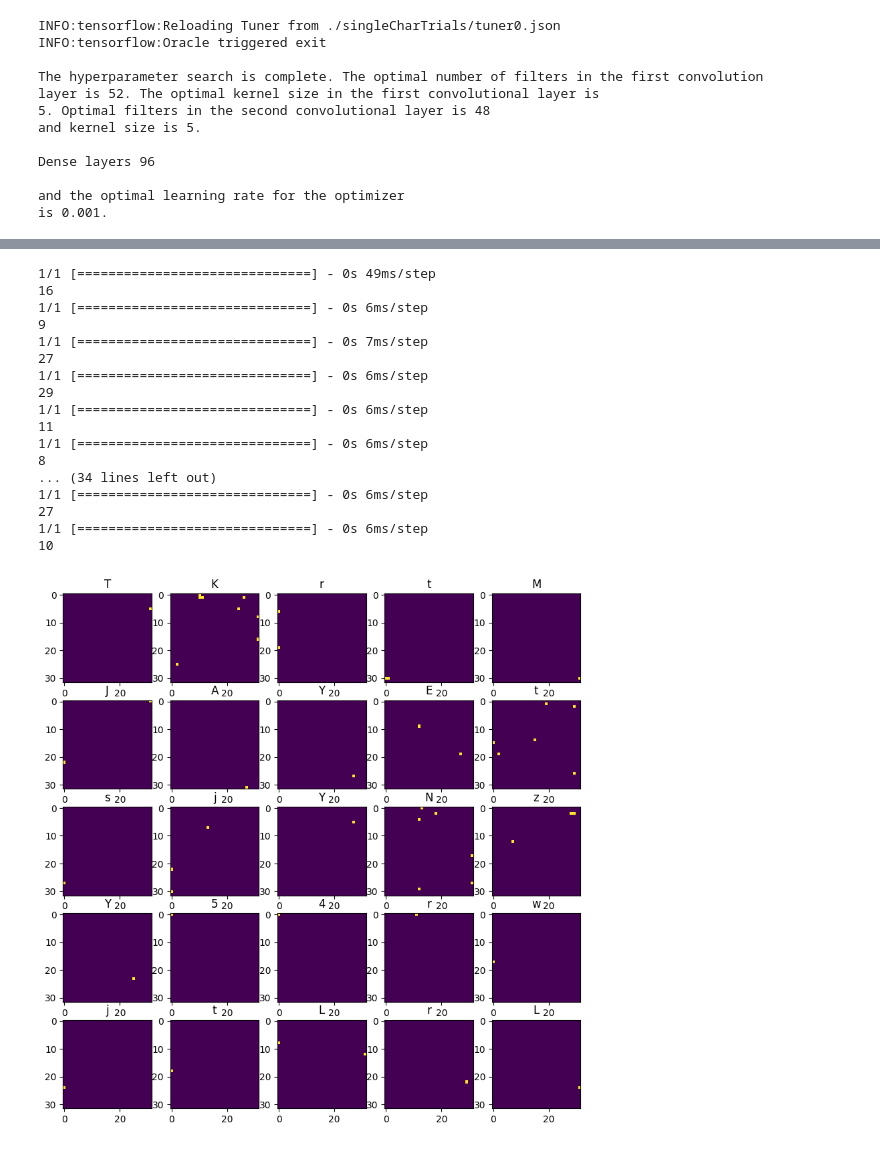
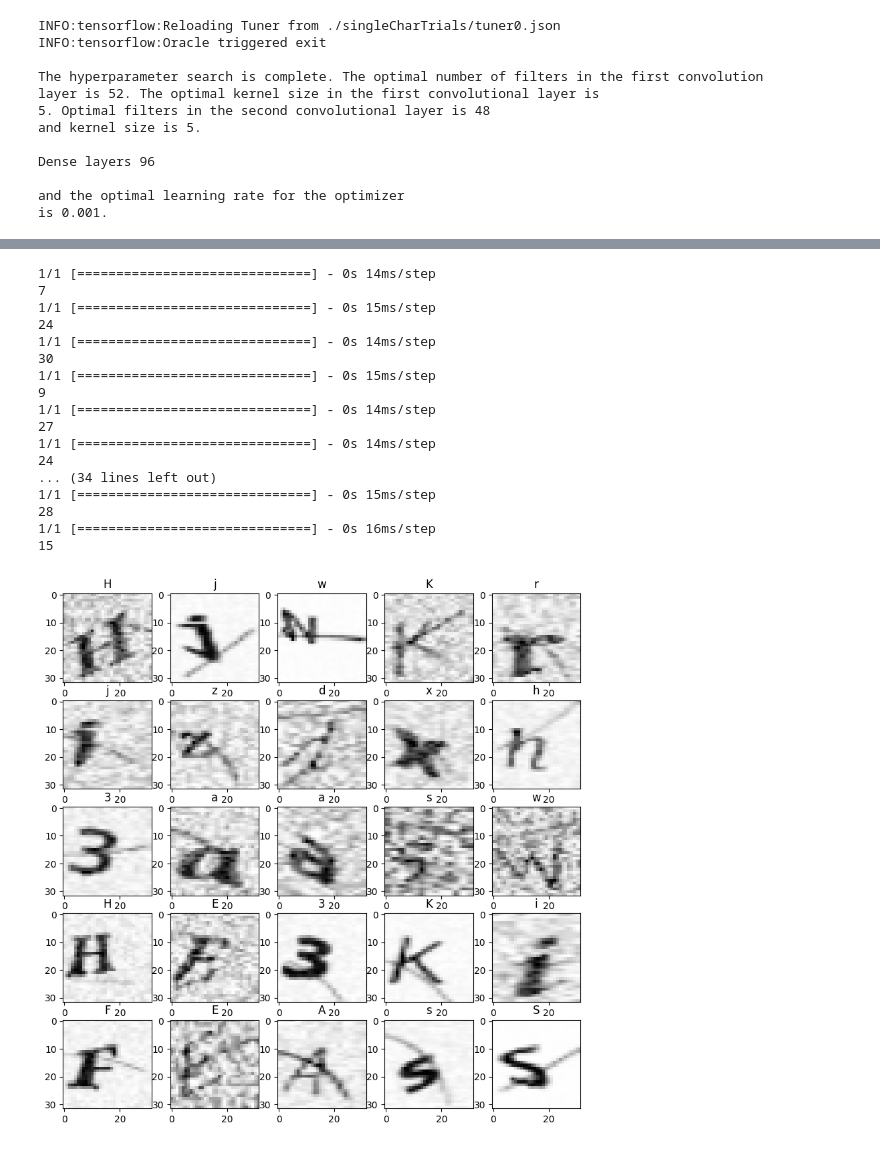
Before and after one commit to Oreo-Monster/CAPTCHA-breaker, a Jupyter notebook: SingleCharNetwork.ipynb, the cells around one changed output, grey strips where cells are left out. Drawn from its saved outputs; the diff is of its cells as text; code cells hidden in the pictures.

```diff
--- a/SingleCharNetwork.ipynb
+++ b/SingleCharNetwork.ipynb
@@ -244,35 +248,35 @@ plt.legend(loc='lower right')
-# %%
-fig, axs = plt.subplots(5,5)
-fig.set_size_inches(10,10)
-N = x_train.shape[0]
-for i in range(5):
-    for j in range(5):
-        idx = np.random.randint(0, N)
-        axs[i,j].imshow(x_train[idx, :, :, :].astype(int))
-        y = np.argmax(single.predict(np.squeeze(x_train[idx,:,:,:])[None, :, :, None]))
-        print(y)
-        title = ind2char[y]
-        axs[i,j].set_title(title)
-        axs[i,j].set_xticks = []
-        axs[i,j].set_yticks = []
-
-plt.show()
-# %% [output]
-1/1 [==============================] - 0s 49ms/step
-16
-1/1 [==============================] - 0s 6ms/step
-9
-1/1 [==============================] - 0s 7ms/step
-27
-1/1 [==============================] - 0s 6ms/step
-29
-1/1 [==============================] - 0s 6ms/step
-11
-1/1 [==============================] - 0s 6ms/step
-8
-... (34 lines left out)
-1/1 [==============================] - 0s 6ms/step
-27
-1/1 [==============================] - 0s 6ms/step
-10
-[figure, removed]
+# %%
+fig, axs = plt.subplots(5,5)
+fig.set_size_inches(10,10)
+N = x_train.shape[0]
+for i in range(5):
+    for j in range(5):
+        idx = np.random.randint(0, N)
+        axs[i,j].imshow(x_train[idx, :, :, :], cmap="Greys_r")
+        y = np.argmax(single.predict(np.squeeze(x_train[idx,:,:,:])[None, :, :, None]))
+        print(y)
+        title = ind2char[y]
+        axs[i,j].set_title(title)
+        axs[i,j].set_xticks = []
+        axs[i,j].set_yticks = []
+
+plt.show()
+# %% [output]
+1/1 [==============================] - 0s 14ms/step
+7
+1/1 [==============================] - 0s 15ms/step
+24
+1/1 [==============================] - 0s 14ms/step
+30
+1/1 [==============================] - 0s 15ms/step
+9
+1/1 [==============================] - 0s 14ms/step
+27
+1/1 [==============================] - 0s 14ms/step
+24
+... (34 lines left out)
+1/1 [==============================] - 0s 15ms/step
+28
+1/1 [==============================] - 0s 16ms/step
+15
+[figure, added]
```
Also changed, not shown: parts of 9 cells of this notebook, 4 other files.
